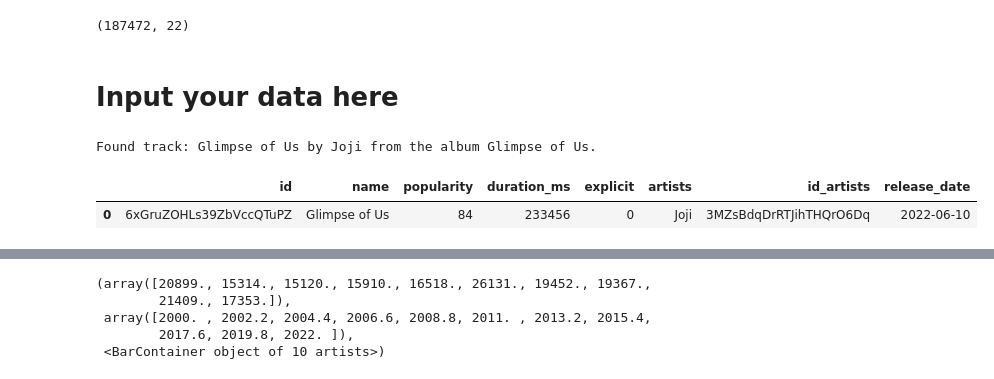
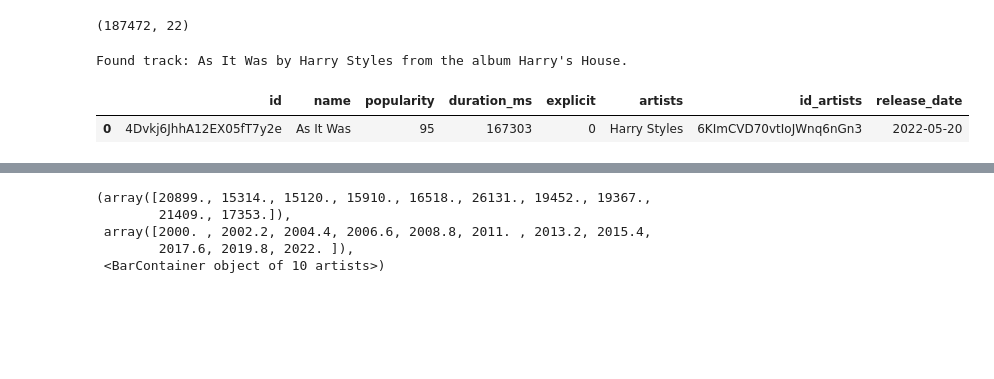
Before and after one commit to fishbrightwise/dap_artificial_dj, a Jupyter notebook: dap on them haters Recommender Model Testing.ipynb, the cells around one changed output, grey strips where cells are left out. Drawn from its saved outputs; the diff is of its cells as text; code cells hidden in the pictures; blank space fills up the shorter version.

Commit message:
Input moved to the top

```diff
--- a/dap on them haters Recommender Model Testing.ipynb
+++ b/dap on them haters Recommender Model Testing.ipynb
@@ -1,3 +3,5 @@
+# %%
+input = 'As it was'
 # %%
 # %pip install pandas
 # %pip install numpy
@@ -116,38 +120,34 @@ df_removed = df_removed[df_removed["year"] >= 2000]
 print(df_removed.shape)
 # %% [output]
 (187472, 22)
-# %% [markdown]
-# Input your data here
 # %%
 # Using Spotify API to search for a song's information based on input and adding the necessary information in a DataFrame.
-input = 'Glimpse of us'
-
 def search_track(track_name):
     # Search for the track
     results = sp.search(q=track_name, type='track')
 
     # Check if the track exists
     if results['tracks']['total'] > 0:
         # Get the first track from the results
         track = results['tracks']['items'][0]
         explicit = int(track["explicit"] == True)
         print(f'Found track: {track["name"]} by {track["artists"][0]["name"]} from the album {track["album"]["name"]}.')
         track_dict = {"id": track["id"], "name": track["name"], "popularity": track["popularity"],
                       "duration_ms": track["duration_ms"], "explicit": explicit, "artists": track["artists"][0]["name"],
                       "id_artists": track["artists"][0]["id"], "release_date": track["album"]["release_date"]}
         return track_dict
     else:
         print('Track not found')
         return None
 
 # Creating a Single Row DataFrame for the input song.
 track_result = search_track(input)
 td = pd.DataFrame(track_result, index=[0])
 td
 # %% [output]
-Found track: Glimpse of Us by Joji from the album Glimpse of Us.
+Found track: As It Was by Harry Styles from the album Harry's House.
 |  | id | name | popularity | duration_ms | explicit | artists | id_artists | release_date |
-| 0 | 6xGruZOHLs39ZbVccQTuPZ | Glimpse of Us | 84 | 233456 | 0 | Joji | 3MZsBdqDrRTJihTHQrO6Dq | 2022-06-10 |
+| 0 | 4Dvkj6JhhA12EX05fT7y2e | As It Was | 95 | 167303 | 0 | Harry Styles | 6KImCVD70vtIoJWnq6nGn3 | 2022-05-20 |
 # %%
 # Obtaining Feature Data from song based on its song_id from previous function and adding them to a DataFrame.
 def get_audio_features(track_result):
```
Also changed, not shown: parts of 10 cells of this notebook, 1 other file.
